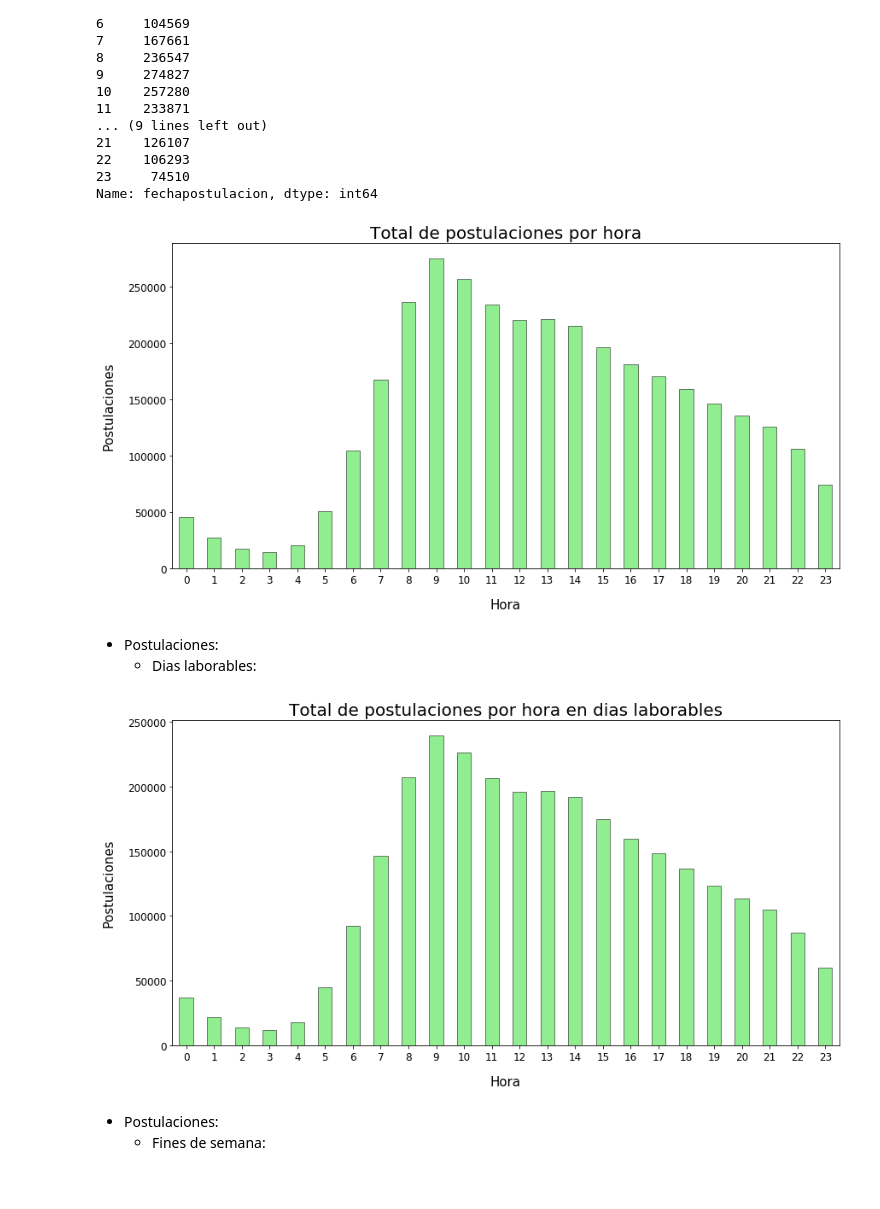
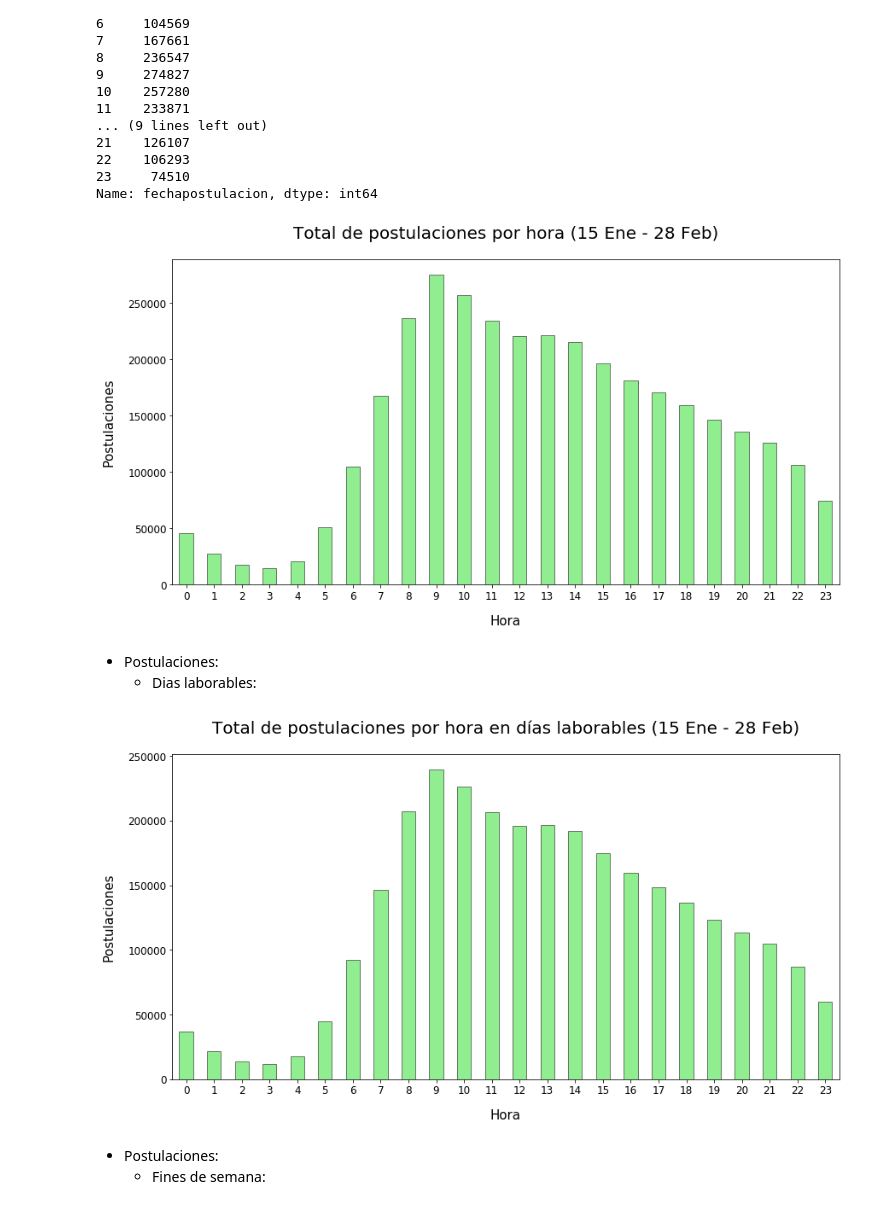
Before and after one commit to alepenaa94/TP-Datos, a Jupyter notebook: OrgatosTP1.ipynb, the cells around one changed output. Drawn from its saved outputs; the diff is of its cells as text; code cells hidden in the pictures.

```diff
--- a/OrgatosTP1.ipynb
+++ b/OrgatosTP1.ipynb
@@ -457,14 +484,18 @@ working_data
 23     74510
 Name: fechapostulacion, dtype: int64
 # %%
-ax = working_data.plot(kind='bar', title='Total de postulaciones por hora', edgecolor='black', linewidth=0.5, color='lightgreen',rot=0, width=0.5, figsize=(14,7), fontsize=12)
+ax = working_data.plot(kind='bar', title='Total de postulaciones por hora (15 Ene - 28 Feb)', edgecolor='black', linewidth=0.5, color='lightgreen',rot=0, width=0.5, figsize=(14,7), fontsize=12)
 
 ax.title.set_size(20)
 ax.set_xlabel('Hora', labelpad=15, size=15)
 ax.set_ylabel('Postulaciones',labelpad=15, size=15)
+
+ax.title.set_position([0.5, 1.05])
+
+plt.savefig('Total de postulaciones por hora (15 Ene - 28 Feb).png')
 plt.show()
 # %% [output]
-[figure, old version]
+[figure, new version]
 # %% [markdown]
 - Postulaciones:
     - Dias laborables:
@@ -472,14 +503,18 @@ plt.show()
 #Dias de semana
 working_data = applications[(applications['fechapostulacion'].dt.dayofweek < 5)]['fechapostulacion'].dt.hour.value_counts().sort_index()
 # %%
-ax = working_data.plot(kind='bar', title='Total de postulaciones por hora en dias laborables', color='lightgreen', edgecolor='black', linewidth=0.5, rot=0, width=0.5, figsize=(14,7), fontsize=12)
+ax = working_data.plot(kind='bar', title='Total de postulaciones por hora en días laborables (15 Ene - 28 Feb)', color='lightgreen', edgecolor='black', linewidth=0.5, rot=0, width=0.5, figsize=(14,7), fontsize=12)
 
 ax.title.set_size(20)
 ax.set_xlabel('Hora', labelpad=15, size=15)
 ax.set_ylabel('Postulaciones', labelpad=15, size=15)
+
+ax.title.set_position([0.5, 1.05])
+
+plt.savefig('Total de postulaciones por hora en dias laborables (15 Ene - 28 Feb).png')
 plt.show()
 # %% [output]
-[figure, old version]
+[figure, new version]
 # %% [markdown]
 - Postulaciones:
     - Fines de semana:
```
Also changed, not shown: parts of 44 cells of this notebook.
